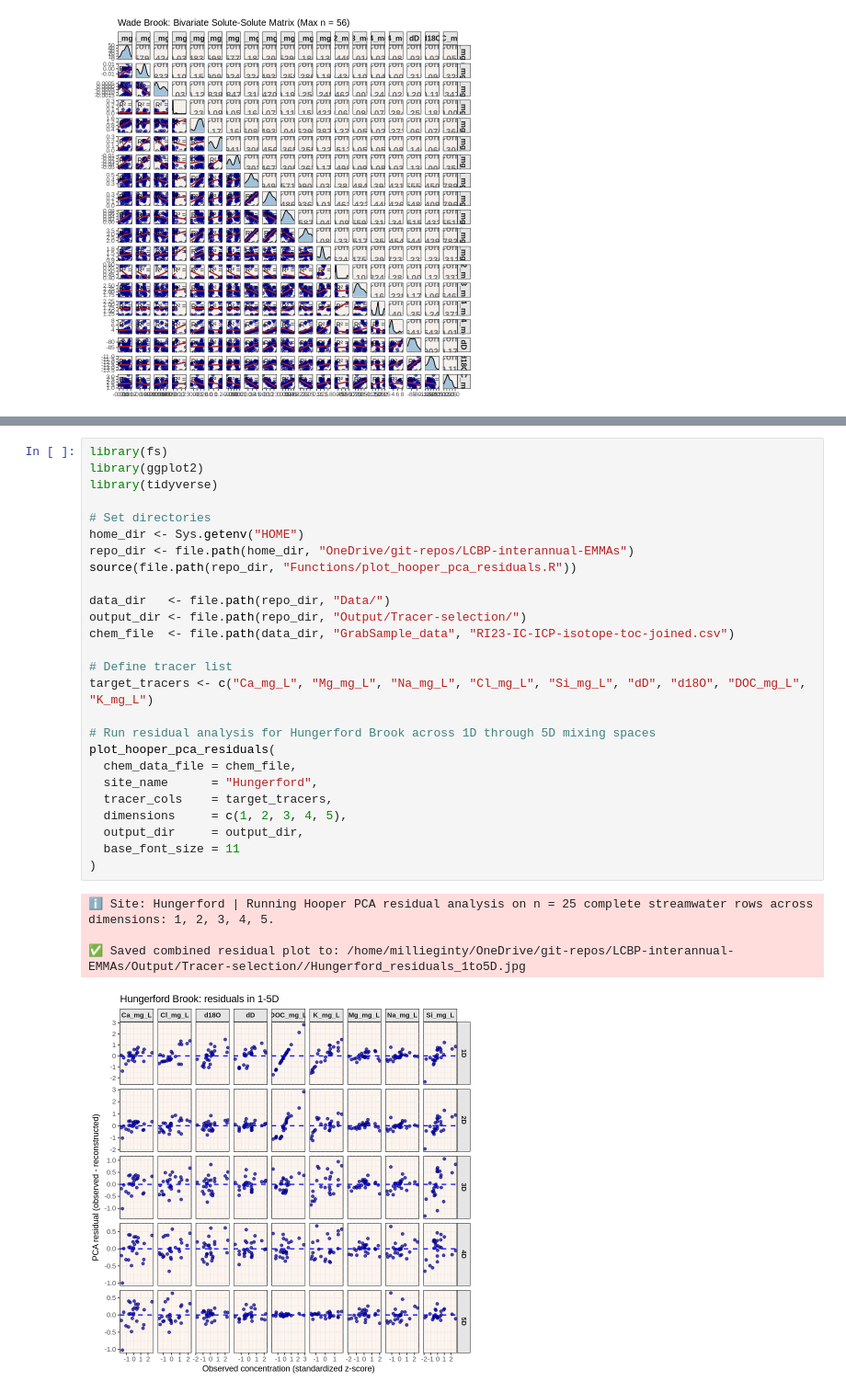
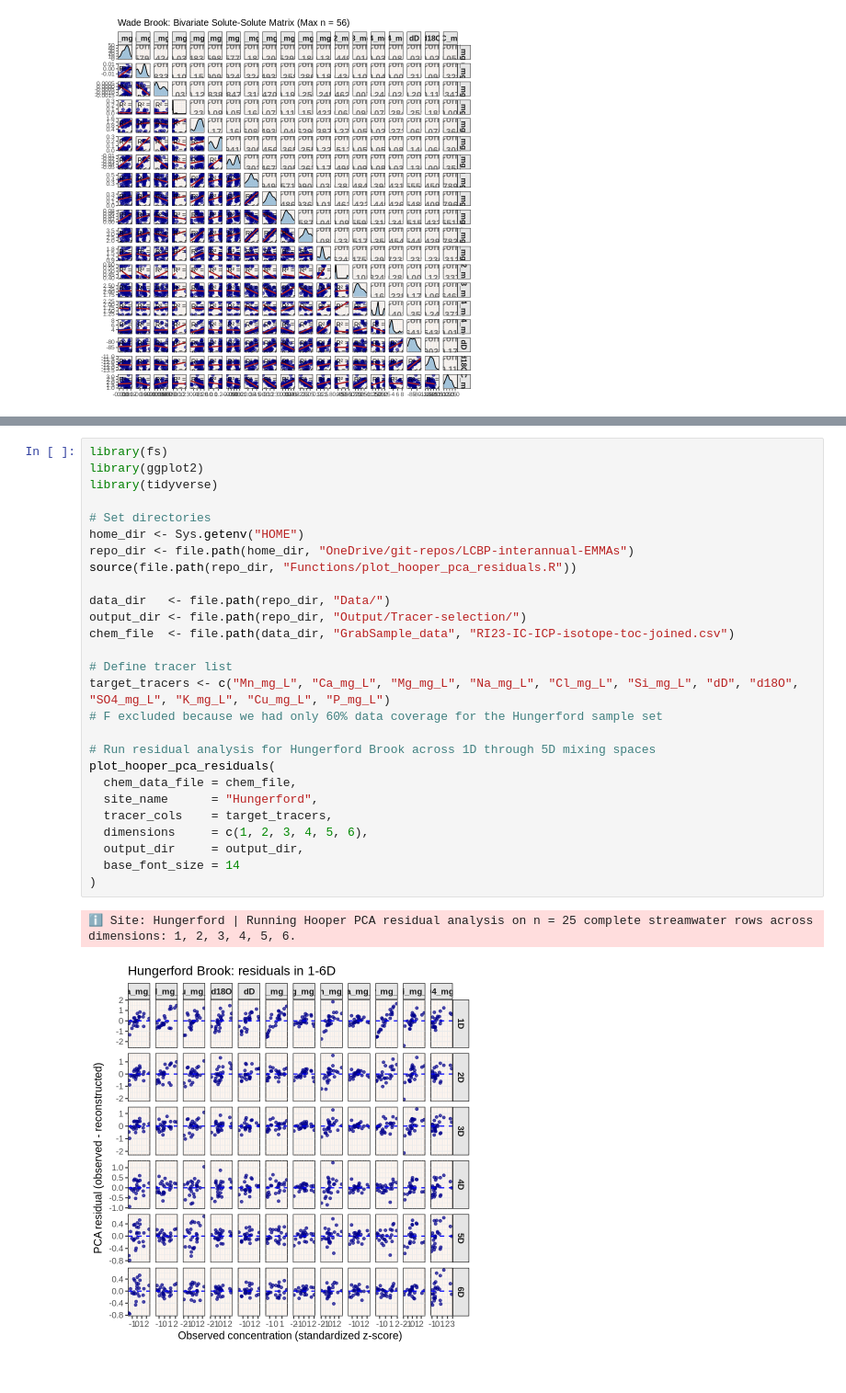
Before and after one commit to MeganEDuffy/LCBP-interannual-EMMAs, a Jupyter notebook: Notebooks/Tracer_selection/RI23-Bivariate-plots.ipynb, the cells around one changed output, grey strips where cells are left out. Shown at 92% size. Saved outputs shown, nothing was run; the diff lists cells and outputs as text.

Commit message:
plotted data coverage and residuals in bivariates nb

```diff
--- a/Notebooks/Tracer_selection/RI23-Bivariate-plots.ipynb
+++ b/Notebooks/Tracer_selection/RI23-Bivariate-plots.ipynb
@@ -89,34 +85,33 @@ print(wade_cor$plot)
 # %%
 library(fs)
 library(ggplot2)
 library(tidyverse)
 
 # Set directories
 home_dir <- Sys.getenv("HOME")
 repo_dir <- file.path(home_dir, "OneDrive/git-repos/LCBP-interannual-EMMAs")
 source(file.path(repo_dir, "Functions/plot_hooper_pca_residuals.R"))
 
 data_dir   <- file.path(repo_dir, "Data/")
 output_dir <- file.path(repo_dir, "Output/Tracer-selection/")
 chem_file  <- file.path(data_dir, "GrabSample_data", "RI23-IC-ICP-isotope-toc-joined.csv")
 
 # Define tracer list
-target_tracers <- c("Ca_mg_L", "Mg_mg_L", "Na_mg_L", "Cl_mg_L", "Si_mg_L", "dD", "d18O", "DOC_mg_L", "K_mg_L")
+target_tracers <- c("Mn_mg_L", "Ca_mg_L", "Mg_mg_L", "Na_mg_L", "Cl_mg_L", "Si_mg_L", "dD", "d18O", "SO4_mg_L", "K_mg_L", "Cu_mg_L", "P_mg_L")
+# F excluded because we had only 60% data coverage for the Hungerford sample set
 
 # Run residual analysis for Hungerford Brook across 1D through 5D mixing spaces
 plot_hooper_pca_residuals(
   chem_data_file = chem_file,
   site_name      = "Hungerford",
   tracer_cols    = target_tracers,
-  dimensions     = c(1, 2, 3, 4, 5),
+  dimensions     = c(1, 2, 3, 4, 5, 6),
   output_dir     = output_dir,
-  base_font_size = 11
+  base_font_size = 14
 )
 # %% [output]
-ℹ️ Site: Hungerford | Running Hooper PCA residual analysis on n = 25 complete streamwater rows across dimensions: 1, 2, 3, 4, 5.
-
-✅ Saved combined residual plot to: /home/millieginty/OneDrive/git-repos/LCBP-interannual-EMMAs/Output/Tracer-selection//Hungerford_residuals_1to5D.jpg
+ℹ️ Site: Hungerford | Running Hooper PCA residual analysis on n = 25 complete streamwater rows across dimensions: 1, 2, 3, 4, 5, 6.
-[figure, old version]
+[figure, new version]
 # %%
 library(fs)
 library(ggplot2)
```
Also changed, not shown: parts of 3 cells of this notebook, 9 other files.
